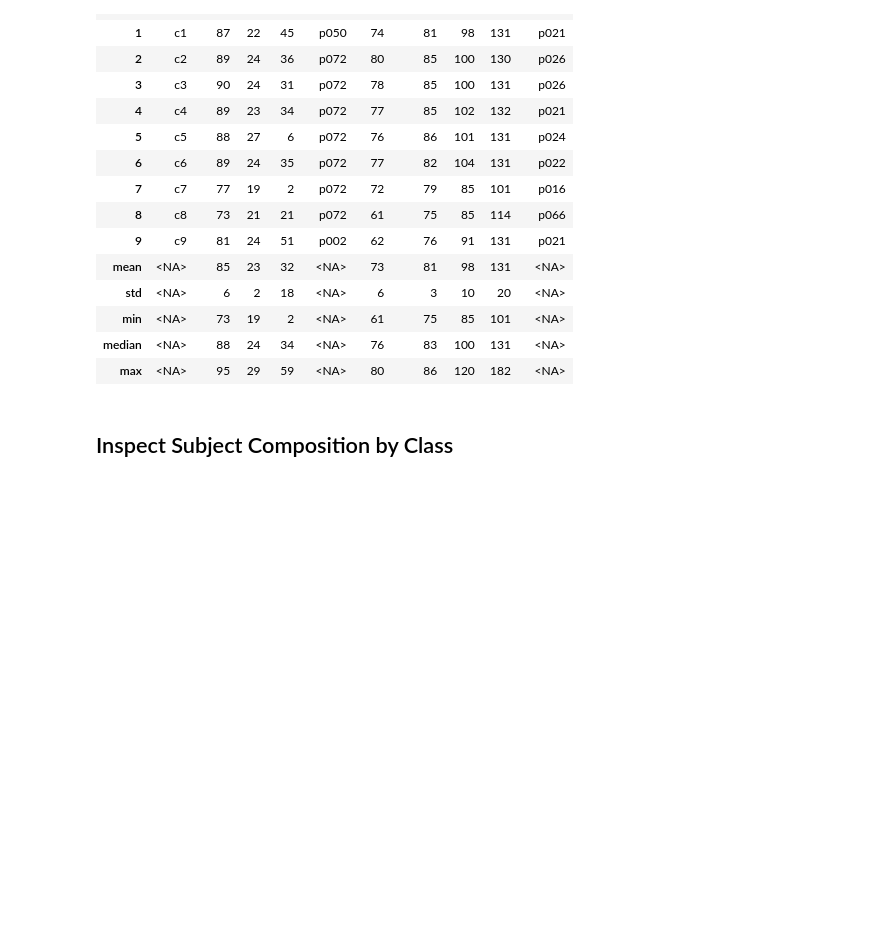
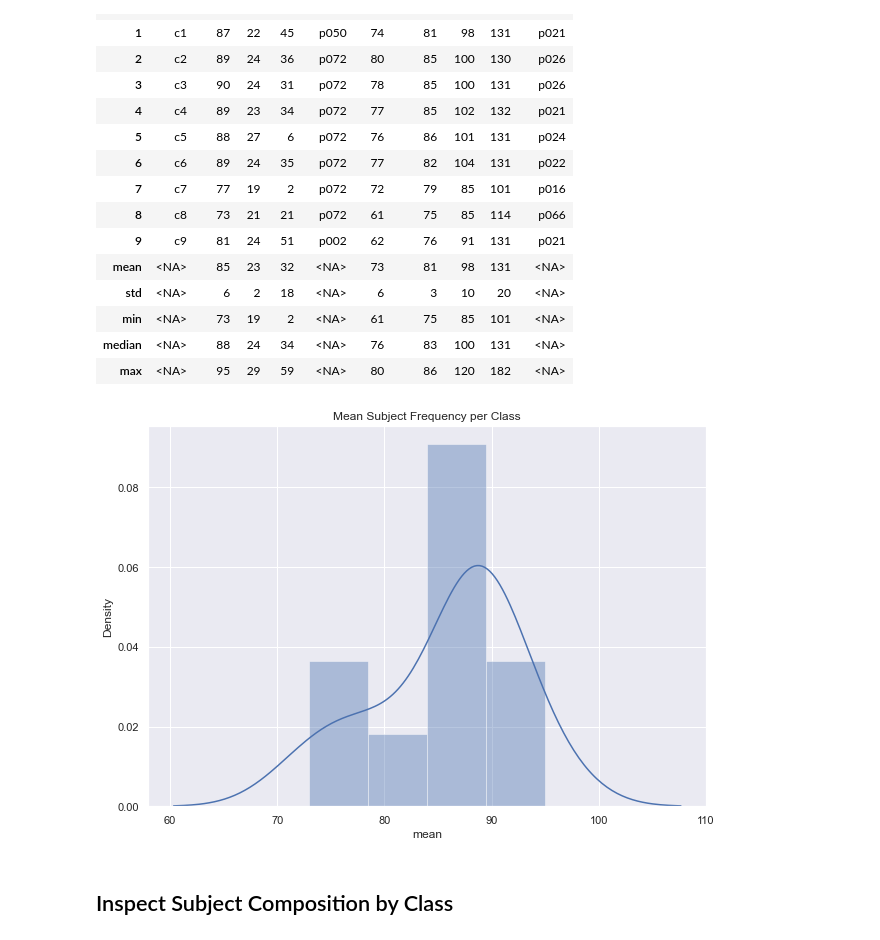
Before and after one commit to Dylan-C-Neal/DistractedDrivingClassifier, a Jupyter notebook: notebooks/Cross-Validation.ipynb, the cells around one changed output. Saved outputs shown, nothing was run; the diff lists cells and outputs as text; code cells hidden in the pictures; blank space fills up the shorter version.

```diff
--- a/notebooks/Cross-Validation.ipynb
+++ b/notebooks/Cross-Validation.ipynb
@@ -272,6 +297,16 @@ classstats
 | min | <NA> | 73 | 19 | 2 | <NA> | 61 | 75 | 85 | 101 | <NA> |
 | median | <NA> | 88 | 24 | 34 | <NA> | 76 | 83 | 100 | 131 | <NA> |
 | max | <NA> | 95 | 29 | 59 | <NA> | 80 | 86 | 120 | 182 | <NA> |
+# %%
+# Plot histogram to visualize spread of training class frequency
+
+fig = plt.figure(figsize=(10,7))
+_ = plt.title('Mean Subject Frequency per Class')
+_ = sns.distplot(classstats.iloc[:len(classlist), :]['mean'])
+_ = plt.show()
+_ = plt.close()
+# %% [output]
+[figure, added]
 # %% [markdown]
 ## Inspect Subject Composition by Class
 # %%
```
Also changed, not shown: parts of 6 cells of this notebook.
